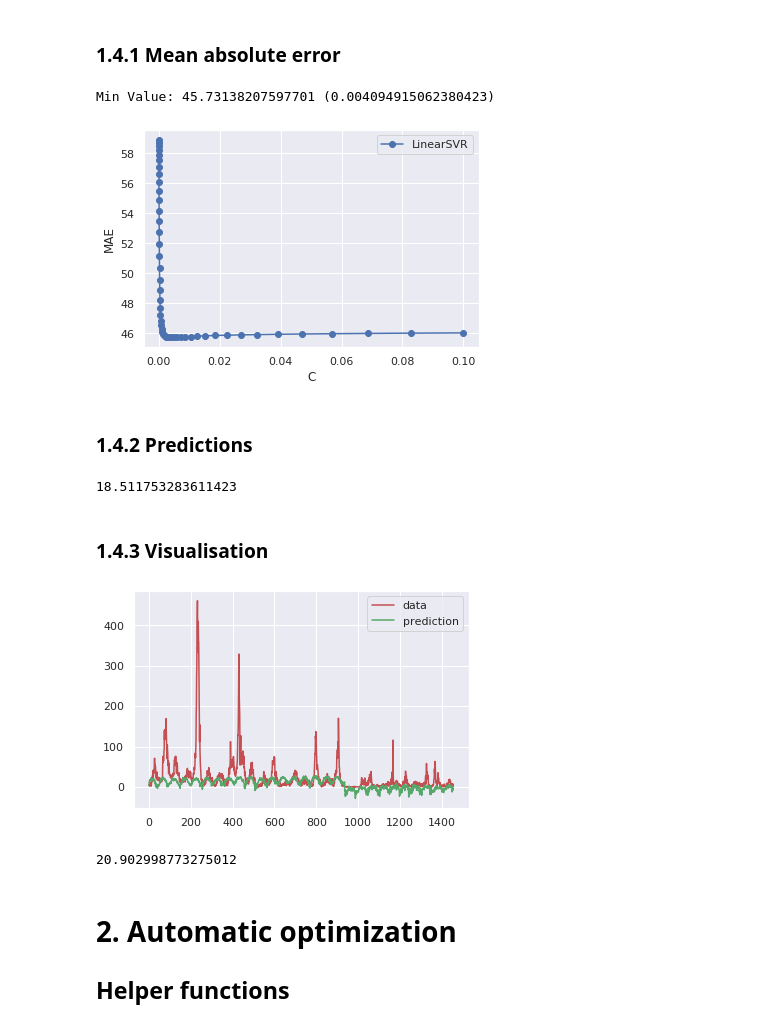
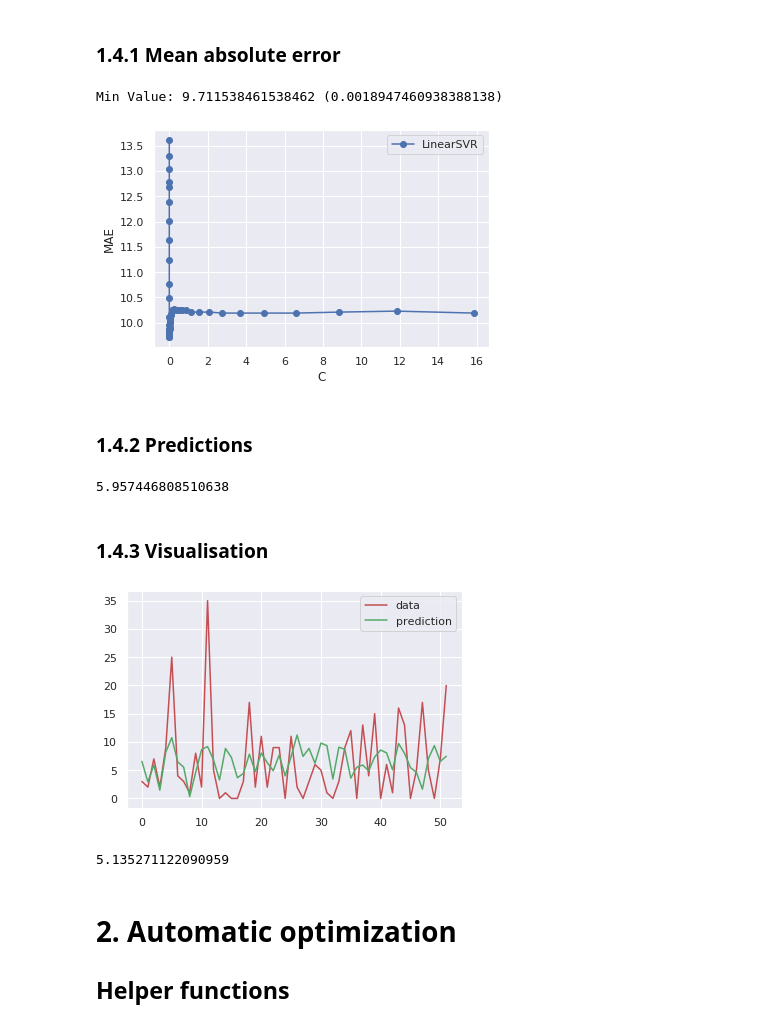
Before and after one commit to GummyBearStudioTeam/ESI_MLTechniques, a Jupyter notebook: Milestone2_Supervised.ipynb, the cells around one changed output. Saved outputs shown, nothing was run; the diff lists cells and outputs as text; code cells hidden in the pictures.

```diff
--- a/Milestone2_Supervised.ipynb
+++ b/Milestone2_Supervised.ipynb
@@ -382,7 +382,7 @@ y = y_
 # %% [markdown]
 ## Train test split
 # %%
-ds_train, ds_test = split_to_train(X, y, 0.2)
+ds_train, ds_test = split_to_train(X, y, 0.1)
 # %%
 X_train = ds_train.drop('total_cases', axis=1)
 X_test = ds_test.drop('total_cases', axis=1)
@@ -458,5 +458,5 @@ Min Value: 46.36476048890389 (2)
 ### 1.2.2 Predictions
 # %%
 dt = DecisionTreeRegressor(max_depth=5)
-fit_regressor(dt, X, y)
+fit_regressor(dt, X_train, y_train)
 # %% [output]
@@ -499,6 +499,6 @@ Min Value: 46.719178082191775 (3)
 # %% [markdown]
 ### 1.3.2 Predictions
 # %%
-rf = RandomForestRegressor(n_estimators=4, max_depth=3, criterion='mae', random_state=0)
-fit_regressor(rf, X, y)
+rf = RandomForestRegressor(n_estimators=6, max_depth=14, criterion='mae', random_state=0)
+fit_regressor(rf, X_train, y_train)
 # %% [output]
@@ -517,17 +517,17 @@ generate_visualization(rf, X, y)
 # %% [markdown]
 ### 1.4.1 Mean absolute error
 # %%
-rdg = svm.LinearSVR(C=1.0, tol=1e-4, epsilon=5.0, loss='squared_epsilon_insensitive', max_iter=1e4, random_state=99)
-generate_plot(X, y, rdg, 'C', np.logspace(-5,-1,num=50), 10)
+rdg = svm.LinearSVR(C=1.0, tol=1e-3, epsilon=0.5, loss='squared_epsilon_insensitive', max_iter=1e4, random_state=99)
+generate_plot(X, y, rdg, 'C', np.logspace(-5,1.2,num=50), 10)
 plt.show()
 # %% [output]
-Min Value: 45.73138207597701 (0.004094915062380423)
+Min Value: 9.711538461538462 (0.0018947460938388138)
-[figure, old version]
+[figure, new version]
 # %% [markdown]
 ### 1.4.2 Predictions
 # %%
-rdg = svm.LinearSVR(C=0.0002, tol=1e-4, epsilon=5.0, loss='squared_epsilon_insensitive', max_iter=1e4, random_state=99)
-fit_regressor(rdg, X, y)
+rdg = svm.LinearSVR(C=0.0019, tol=1e-4, epsilon=0.5, loss='squared_epsilon_insensitive', max_iter=1e4, random_state=99)
+fit_regressor(rdg, X_train, y_train)
 # %% [output]
-18.511753283611423
+5.957446808510638
 # %%
@@ -535,10 +535,10 @@ y_pred = get_predictions(rdg, X)
 # %% [markdown]
 ### 1.4.3 Visualisation
 # %%
-generate_visualization(rdg, X, y)
+generate_visualization(rdg, X_test, y_test)
 # %% [output]
-[figure, old version]
+[figure, new version]
-20.902998773275012
+5.135271122090959
 # %% [markdown]
 # 2. Automatic optimization
 
```
Also changed, not shown: parts of 37 cells of this notebook, 1 other file.
